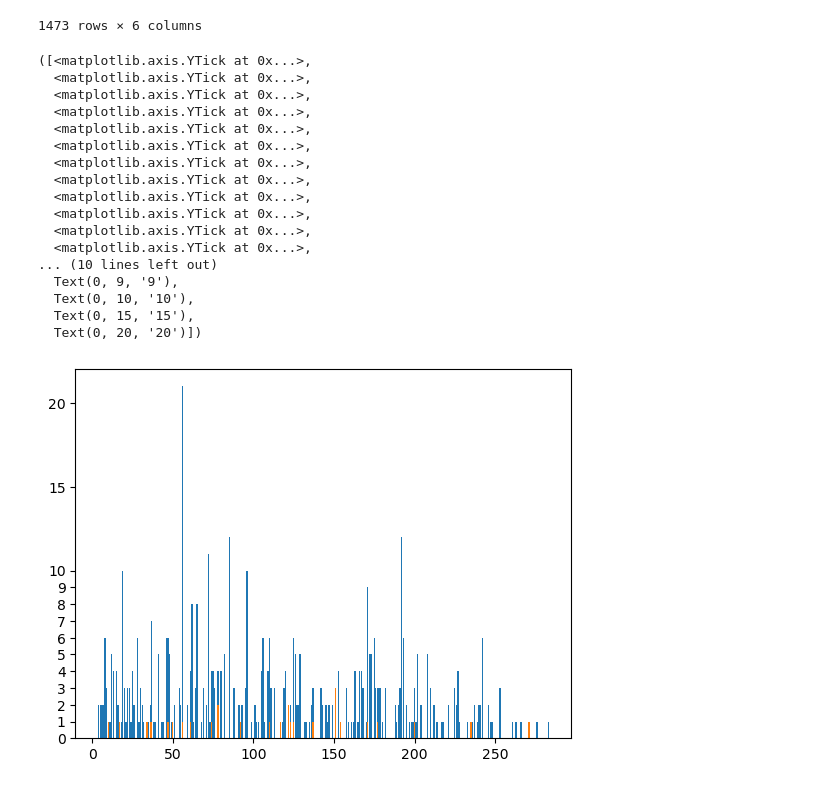
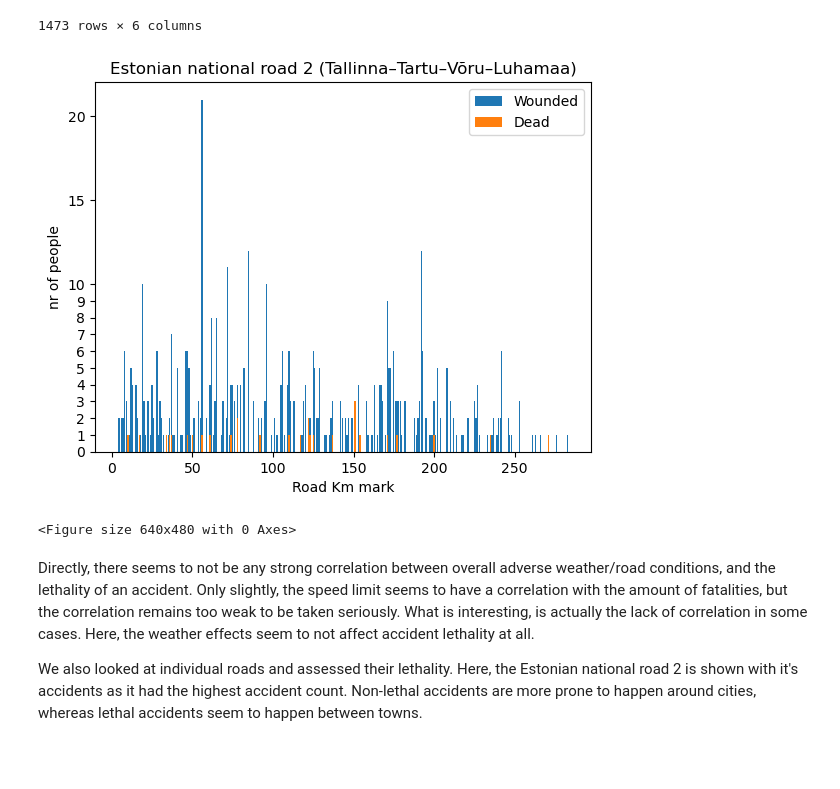
Before and after one commit to gCoreByte/car-accidents-in-estonia, a Jupyter notebook: data_preparation/data_correlation.ipynb, the cells around one changed output. Drawn from its saved outputs; the diff is of its cells as text; code cells hidden in the pictures; blank space fills up the shorter version.

```diff
--- a/data_preparation/data_correlation.ipynb
+++ b/data_preparation/data_correlation.ipynb
@@ -256,49 +259,45 @@ def m(nr):
     xpoints = data_road_nr_2.index
     #data_road_nr_2
     return xpoints, ypoints
 
 
 def n(nr):
     #data['Road_km_mark'] = data.apply(lambda row: (math.floor(row.Road_km_mark / 25)*25), axis=1)
     data_road_nr_2 = data[data.Road_nr == nr]
     data_road_nr_2 = data_road_nr_2.groupby(['Road_km_mark']).sum() #cum
     #data_road_nr_2 = data_road_nr_2.drop()
     ypoints = data_road_nr_2.Dead
     xpoints = data_road_nr_2.index
     #data_road_nr_2
     return xpoints, ypoints
 
 a = m(2) #Tallinn Tartu
 b = m(1) #Narva
 c = m(4) #Tallinn pärnu
 
 a2 = n(2)
 b2 = n(1)
 
 
+
+
 #Plotting
 
 #Lets look at Tallinn-Tartu road
 plt.bar(a[0], a[1])
 plt.bar(a2[0], a2[1])
 plt.yticks([0,1,2,3,4,5,6,7,8,9,10,15,20])
+plt.xlabel(xlabel='Road Km mark')
+plt.ylabel(ylabel='nr of people')
+plt.legend(['Wounded', 'Dead'])
+plt.title('Estonian national road 2 (Tallinna–Tartu–Võru–Luhamaa)')
+plt.show()
+plt.savefig('bigman.svg')
 # %% [output]
+[figure, new version]
-([<matplotlib.axis.YTick at 0x...>,
-  <matplotlib.axis.YTick at 0x...>,
-  <matplotlib.axis.YTick at 0x...>,
-  <matplotlib.axis.YTick at 0x...>,
-  <matplotlib.axis.YTick at 0x...>,
-  <matplotlib.axis.YTick at 0x...>,
-  <matplotlib.axis.YTick at 0x...>,
-  <matplotlib.axis.YTick at 0x...>,
-  <matplotlib.axis.YTick at 0x...>,
-  <matplotlib.axis.YTick at 0x...>,
-  <matplotlib.axis.YTick at 0x...>,
-  <matplotlib.axis.YTick at 0x...>,
-... (10 lines left out)
-  Text(0, 9, '9'),
-  Text(0, 10, '10'),
-  Text(0, 15, '15'),
-  Text(0, 20, '20')])
+<Figure size 640x480 with 0 Axes>
-[figure, old version]
+# %% [markdown]
+Directly, there seems to not be any strong correlation between overall adverse weather/road conditions, and the lethality of an accident. Only slightly, the speed limit seems to have a correlation with the amount of fatalities, but the correlation remains too weak to be taken seriously. What is interesting, is actually the lack of correlation in some cases. Here, the weather effects seem to not affect accident lethality at all.
+
+We also looked at individual roads and assessed their lethality. Here, the Estonian national road 2 is shown with it's accidents as it had the highest accident count. Non-lethal accidents are more prone to happen around cities, whereas lethal accidents seem to happen between towns.
 # %%
```
Also changed, not shown: parts of 2 cells of this notebook, 2 other files.
